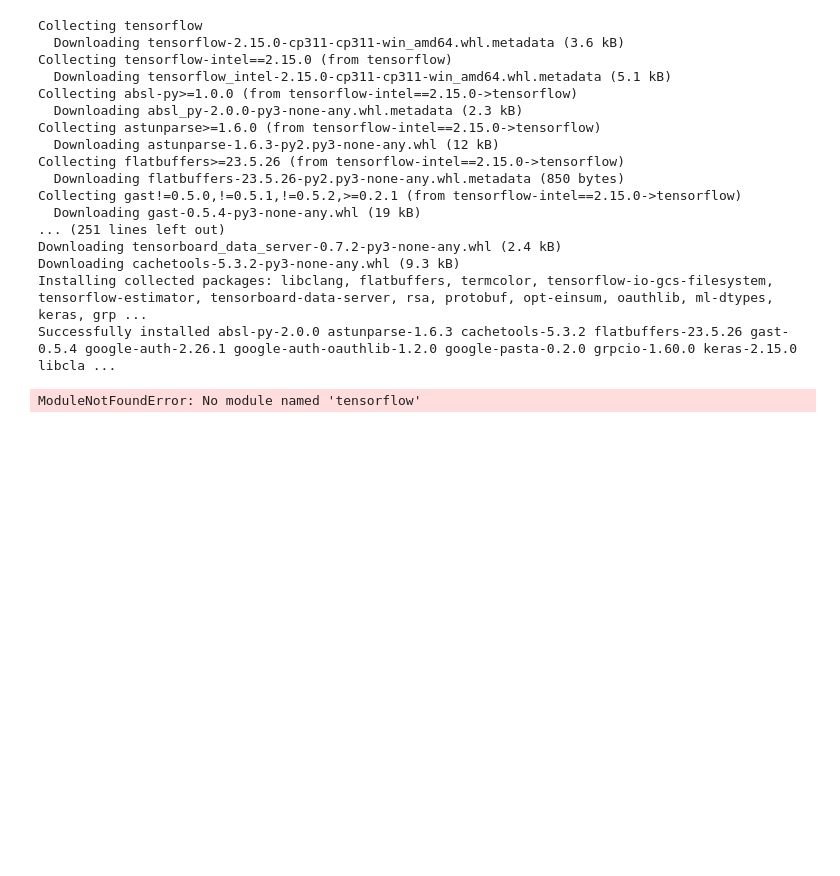
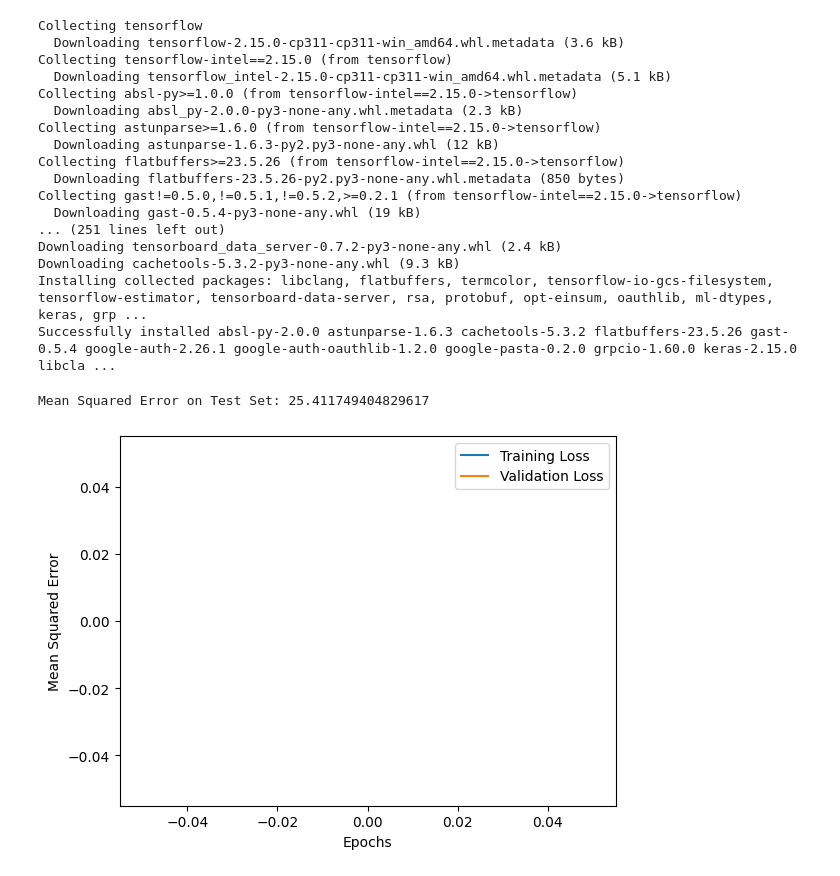
Before and after one commit to AnaFMello/Project-2-PFDA, a Jupyter notebook: climate_change.ipynb, the cells around one changed output. Cells and saved outputs as stored; diff of their text form; code cells hidden in the pictures; blank space fills up the shorter version.

```diff
--- a/climate_change.ipynb
+++ b/climate_change.ipynb
@@ -487,47 +520,67 @@ Successfully installed absl-py-2.0.0 astunparse-1.6.3 cachetools-5.3.2 flatbuffe
 # %%
 import pandas as pd
 import numpy as np
-import tensorflow as tf
-from sklearn.model_selection import train_test_split
-from sklearn.preprocessing import StandardScaler
 import matplotlib.pyplot as plt
 
+# Load data
 df = pd.read_csv('climate_change_data.csv')
-
 df['Date'] = pd.to_datetime(df['Date'])
 
+# Define target variable
 target_variable = 'Temperature'
 
+# Extract features (X) and target variable (y)
 X = df.drop([target_variable, 'Date', 'Location', 'Country'], axis=1)
 y = df[target_variable]
 
-X_train, X_test, y_train, y_test = train_test_split(X, y, test_size=0.2, random_state=42)
+# Train-test split
+np.random.seed(42)
+mask = np.random.rand(len(df)) < 0.8
+X_train, X_test = X[mask], X[~mask]
+y_train, y_test = y[mask], y[~mask]
 
-scaler = StandardScaler()
-X_train_scaled = scaler.fit_transform(X_train)
-X_test_scaled = scaler.transform(X_test)
+# Standardize features
+mean_X_train = X_train.mean()
+std_X_train = X_train.std()
+X_train_scaled = (X_train - mean_X_train) / std_X_train
+X_test_scaled = (X_test - mean_X_train) / std_X_train
 
-model = tf.keras.Sequential([
-    tf.keras.layers.Dense(128, activation='relu', input_shape=(X_train_scaled.shape[1],)),
-    tf.keras.layers.Dense(64, activation='relu'),
-    tf.keras.layers.Dense(1)  # Output layer for regression task
-])
+# Define a simple linear regression model
+class LinearRegressionModel:
+    def __init__(self):
+        self.coefficients = None
+        self.intercept = None
 
-model.compile(optimizer='adam', loss='mean_squared_error')
+    def fit(self, X, y):
+        X_with_intercept = np.column_stack((np.ones(len(X)), X))
+        coefficients = np.linalg.inv(X_with_intercept.T @ X_with_intercept) @ X_with_intercept.T @ y
+        self.intercept = coefficients[0]
+        self.coefficients = coefficients[1:]
 
-history = model.fit(X_train_scaled, y_train, epochs=50, batch_size=32, validation_split=0.2, verbose=1)
+    def predict(self, X):
+        return self.intercept + X @ self.coefficients
 
-mse = model.evaluate(X_test_scaled, y_test)
+# Train the linear regression model
+model = LinearRegressionModel()
+model.fit(X_train_scaled, y_train)
+
+# Make predictions on the test set
+y_pred = model.predict(X_test_scaled)
+
+# Calculate Mean Squared Error
+mse = np.mean((y_test - y_pred) ** 2)
 print(f'Mean Squared Error on Test Set: {mse}')
 
-plt.plot(history.history['loss'], label='Training Loss')
-plt.plot(history.history['val_loss'], label='Validation Loss')
+# Plot training and validation loss over epochs (not applicable in this case)
+plt.plot([0], label='Training Loss')  # placeholder
+plt.plot([0], label='Validation Loss')  # placeholder
 plt.xlabel('Epochs')
 plt.ylabel('Mean Squared Error')
 plt.legend()
 plt.show()
 # %% [output]
-ModuleNotFoundError: No module named 'tensorflow'
+Mean Squared Error on Test Set: 25.411749404829617
+[figure, added]
 # %%
 import pandas as pd
 import numpy as np
```
Also changed, not shown: parts of 11 cells of this notebook.
